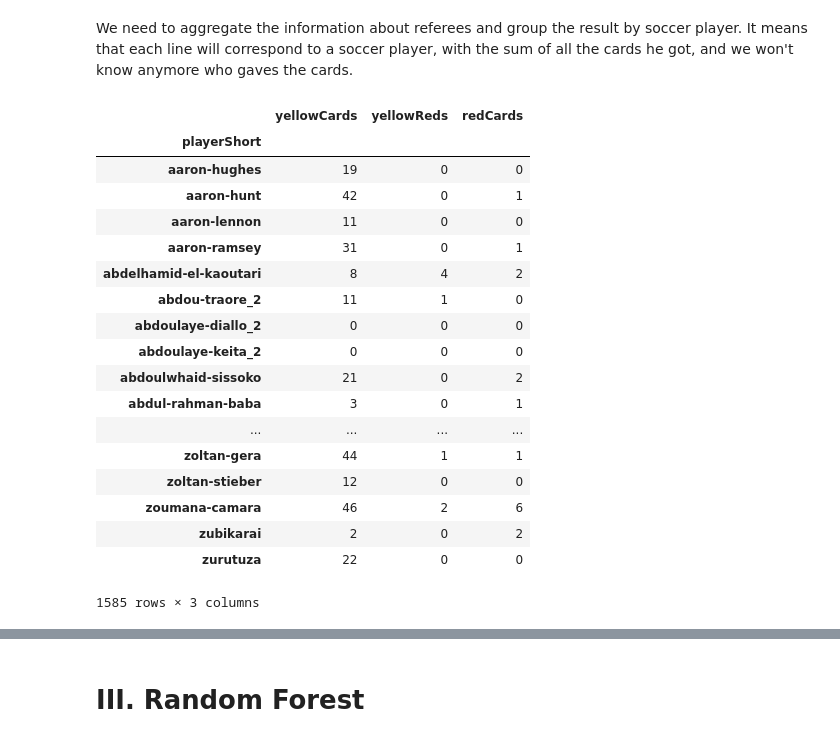
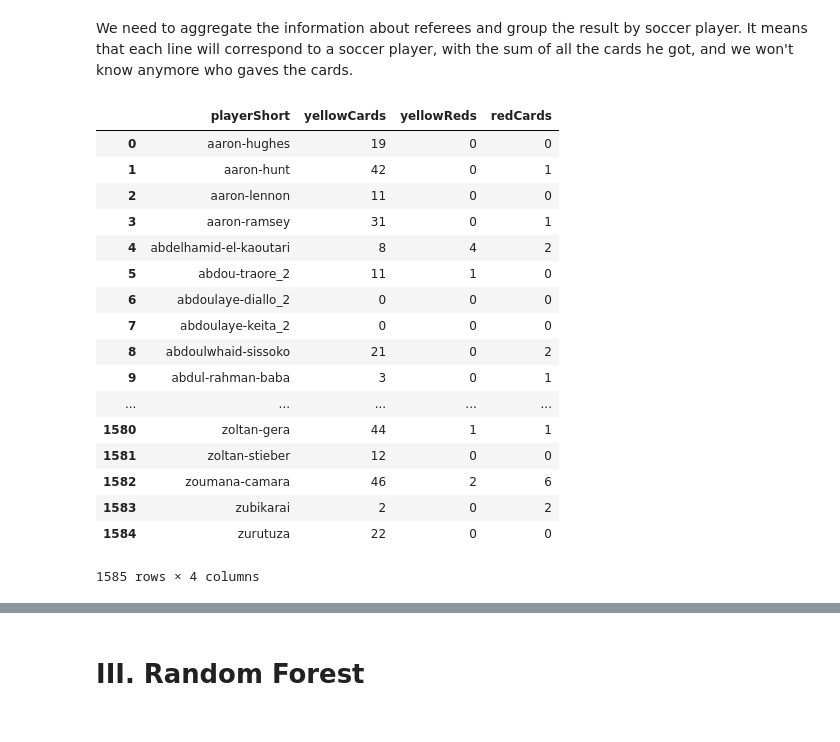
Before and after one commit to Merinorus/adaisawesome, a Jupyter notebook: Homework/04 - Applied ML/Homework04_Referees_teamawesome_Q2.ipynb, the cells around one changed output, grey strips where cells are left out. Drawn from its saved outputs; the diff is of its cells as text; code cells hidden in the pictures.

Commit message:
group by playerShort, not finished

```diff
--- a/Homework/04 - Applied ML/Homework04_Referees_teamawesome_Q2.ipynb
+++ b/Homework/04 - Applied ML/Homework04_Referees_teamawesome_Q2.ipynb
@@ -159,29 +159,35 @@ We need to aggregate the information about referees and group the result by socc
 # %%
 # Group by player and do the sum of every column, except the numberof game and mean_rater that we need to move away during the calculation
 Data_aggregated = Data_hasImage.drop(['refNum', 'refCountry'], 1)
 Data_aggregated = Data_aggregated.groupby('playerShort')['yellowCards', 'yellowReds', 'redCards'].sum()
 # Put again the information about skin color (mean_rater)
 #Data_aggregated.set_index('playerShort')
 #Data_aggregated['skin_color'] = Data_hasImage['mean_rater']
 #Data_aggregated['games'] = Data_hasImage['games']
+Data_aggregated = Data_aggregated.reset_index()
+#Data_aggregated = Data_aggregated.set_index('playerShort')
+#Data_hasImage_indexedByPlayer = Data_hasImage.set_index('playerShort')
+#Data_aggregated['skinColor'] = Data_hasImage_indexedByPlayer['mean_rater']
+#Data_aggregated
+#Data_hasImage_indexedByPlayer
+#Data_aggregated
 Data_aggregated
 # %% [output]
-|  | yellowCards | yellowReds | redCards |
-| playerShort |  |  |  |
-| aaron-hughes | 19 | 0 | 0 |
-| aaron-hunt | 42 | 0 | 1 |
-| aaron-lennon | 11 | 0 | 0 |
-| aaron-ramsey | 31 | 0 | 1 |
-| abdelhamid-el-kaoutari | 8 | 4 | 2 |
-| abdou-traore_2 | 11 | 1 | 0 |
-| abdoulaye-diallo_2 | 0 | 0 | 0 |
-| abdoulaye-keita_2 | 0 | 0 | 0 |
-| abdoulwhaid-sissoko | 21 | 0 | 2 |
-| abdul-rahman-baba | 3 | 0 | 1 |
-| ... | ... | ... | ... |
-| zoltan-gera | 44 | 1 | 1 |
-| zoltan-stieber | 12 | 0 | 0 |
-| zoumana-camara | 46 | 2 | 6 |
-| zubikarai | 2 | 0 | 2 |
-| zurutuza | 22 | 0 | 0 |
+|  | playerShort | yellowCards | yellowReds | redCards |
+| 0 | aaron-hughes | 19 | 0 | 0 |
+| 1 | aaron-hunt | 42 | 0 | 1 |
+| 2 | aaron-lennon | 11 | 0 | 0 |
+| 3 | aaron-ramsey | 31 | 0 | 1 |
+| 4 | abdelhamid-el-kaoutari | 8 | 4 | 2 |
+| 5 | abdou-traore_2 | 11 | 1 | 0 |
+| 6 | abdoulaye-diallo_2 | 0 | 0 | 0 |
+| 7 | abdoulaye-keita_2 | 0 | 0 | 0 |
+| 8 | abdoulwhaid-sissoko | 21 | 0 | 2 |
+| 9 | abdul-rahman-baba | 3 | 0 | 1 |
+| ... | ... | ... | ... | ... |
+| 1580 | zoltan-gera | 44 | 1 | 1 |
+| 1581 | zoltan-stieber | 12 | 0 | 0 |
+| 1582 | zoumana-camara | 46 | 2 | 6 |
+| 1583 | zubikarai | 2 | 0 | 2 |
+| 1584 | zurutuza | 22 | 0 | 0 |
-1585 rows × 3 columns
+1585 rows × 4 columns
```
Also changed, not shown: parts of 1 cell of this notebook, 2 other files.
